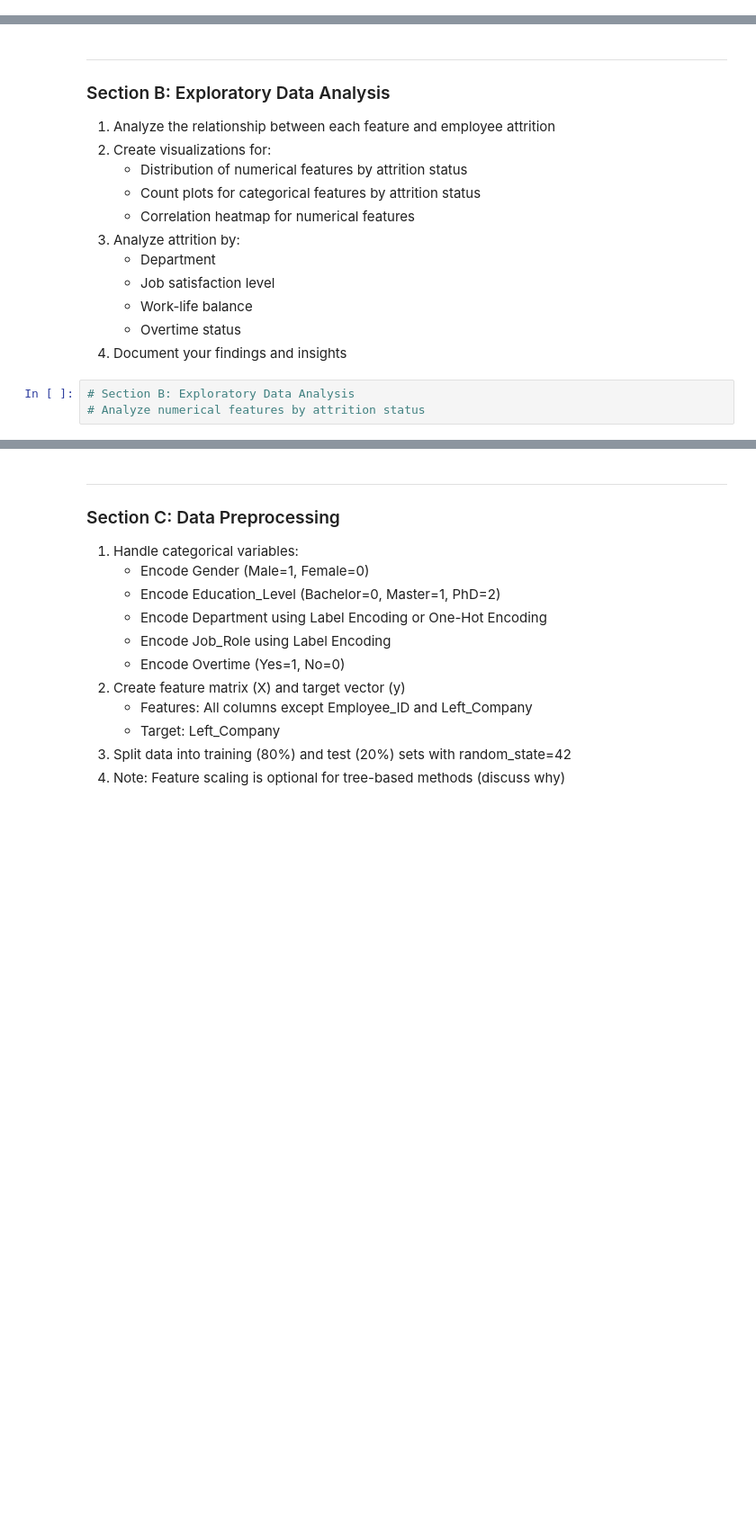
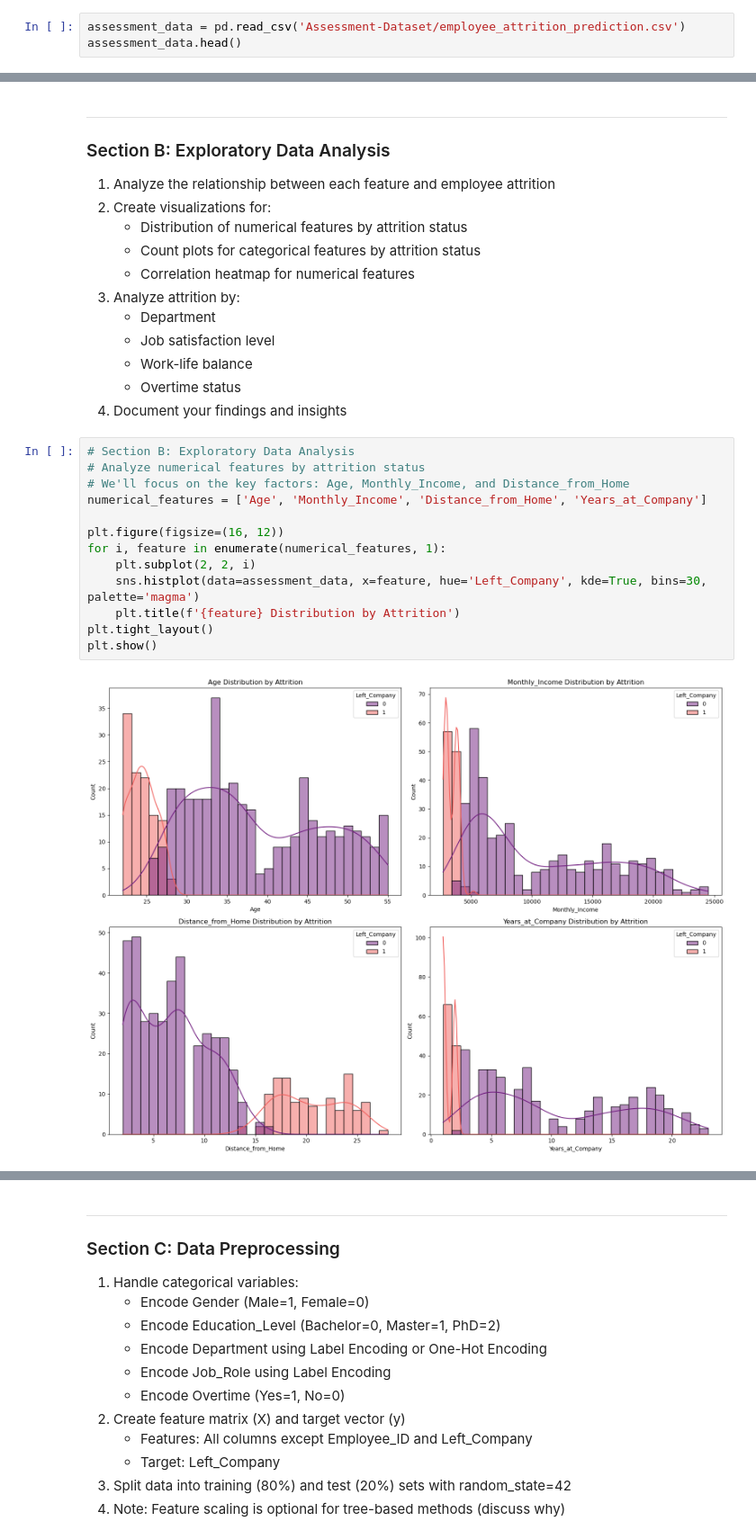
Before and after one commit to Blessing-Ekeh/dataraflow-week18-Classification--II-Decision-Trees-Random-Forests, a Jupyter notebook: Take Home.ipynb, the cells around one changed output, grey strips where cells are left out. Shown at 90% size. Saved outputs shown, nothing was run; the diff lists cells and outputs as text; blank space fills up the shorter version.

Commit message:
Assessment completed

```diff
--- a/Take Home.ipynb
+++ b/Take Home.ipynb
@@ -1176,0 +1187,3 @@ This assessment evaluates your ability to apply all the tree-based classificatio
+# %%
+assessment_data = pd.read_csv('Assessment-Dataset/employee_attrition_prediction.csv')
+assessment_data.head()
@@ -1193,5 +1268,17 @@ This assessment evaluates your ability to apply all the tree-based classificatio
 # %%
 # Section B: Exploratory Data Analysis
 # Analyze numerical features by attrition status
+# We'll focus on the key factors: Age, Monthly_Income, and Distance_from_Home
+numerical_features = ['Age', 'Monthly_Income', 'Distance_from_Home', 'Years_at_Company']
+
+plt.figure(figsize=(16, 12))
+for i, feature in enumerate(numerical_features, 1):
+    plt.subplot(2, 2, i)
+    sns.histplot(data=assessment_data, x=feature, hue='Left_Company', kde=True, bins=30, palette='magma')
+    plt.title(f'{feature} Distribution by Attrition')
+plt.tight_layout()
+plt.show()
+# %% [output]
+[figure, added]
 # %%
 # Analyze categorical features by attrition
```
Also changed, not shown: parts of 27 cells of this notebook.
